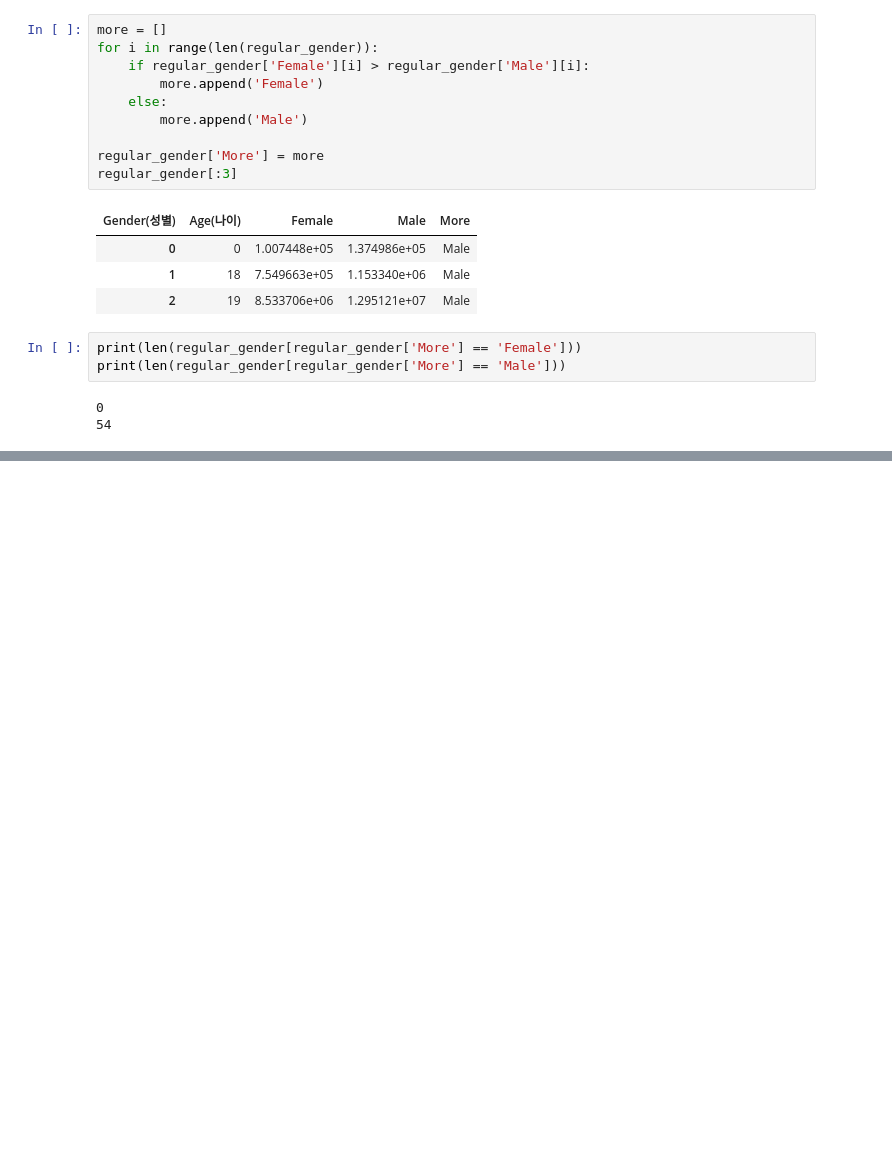
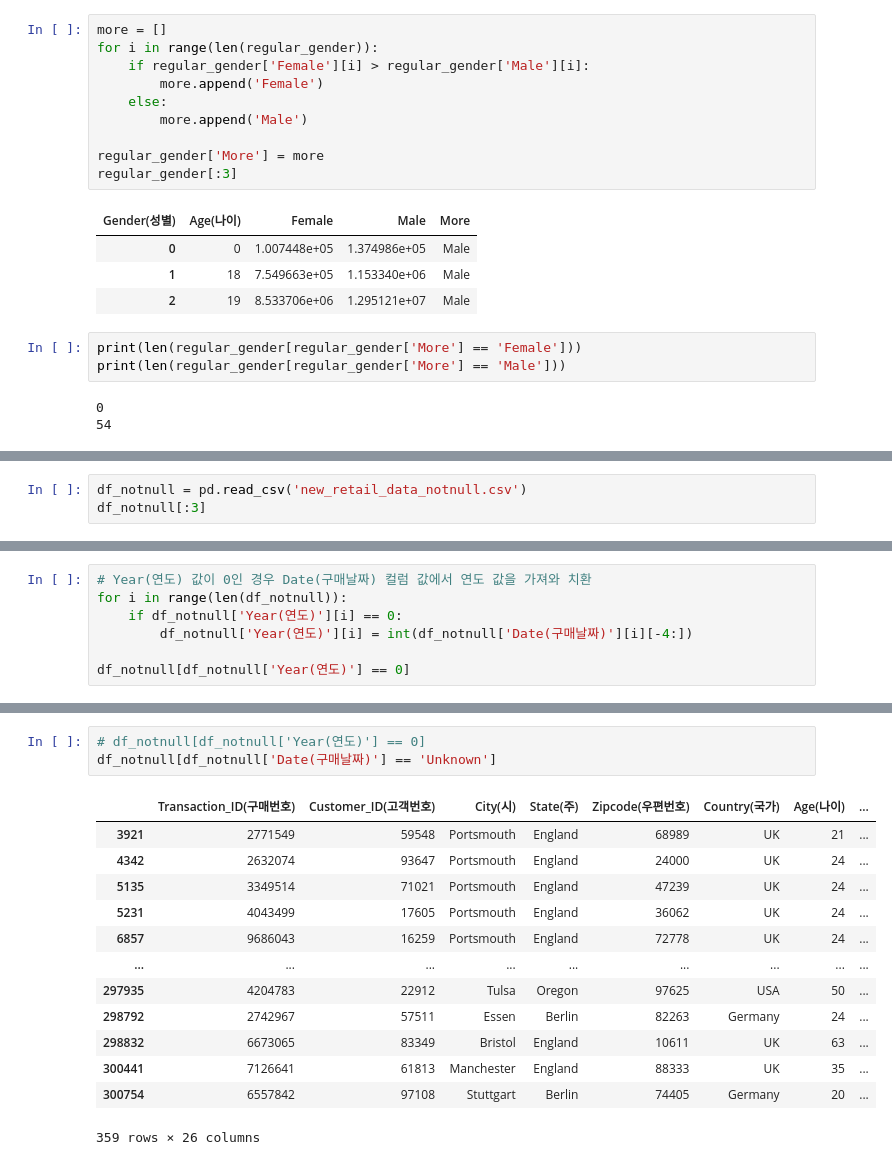
Before and after one commit to youscd/Retail_data_Analysis, a Jupyter notebook: project.ipynb, the cells around one changed output, grey strips where cells are left out. Drawn from its saved outputs; the diff is of its cells as text; blank space fills up the shorter version.

```diff
--- a/project.ipynb
+++ b/project.ipynb
@@ -356,0 +359,3 @@ print(len(regular_gender[regular_gender['More'] == 'Male']))
+# %%
+df_notnull = pd.read_csv('new_retail_data_notnull.csv')
+df_notnull[:3]
@@ -356,0 +367,7 @@ print(len(regular_gender[regular_gender['More'] == 'Male']))
+# %%
+# Year(연도) 값이 0인 경우 Date(구매날짜) 컬럼 값에서 연도 값을 가져와 치환
+for i in range(len(df_notnull)):
+    if df_notnull['Year(연도)'][i] == 0:
+        df_notnull['Year(연도)'][i] = int(df_notnull['Date(구매날짜)'][i][-4:])
+
+df_notnull[df_notnull['Year(연도)'] == 0]
@@ -356,0 +454,17 @@ print(len(regular_gender[regular_gender['More'] == 'Male']))
+# %%
+# df_notnull[df_notnull['Year(연도)'] == 0]
+df_notnull[df_notnull['Date(구매날짜)'] == 'Unknown']
+# %% [output]
+|  | Transaction_ID(구매번호) | Customer_ID(고객번호) | City(시) | State(주) | Zipcode(우편번호) | Country(국가) | Age(나이) | ... |
+| 3921 | 2771549 | 59548 | Portsmouth | England | 68989 | UK | 21 | ... |
+| 4342 | 2632074 | 93647 | Portsmouth | England | 24000 | UK | 24 | ... |
+| 5135 | 3349514 | 71021 | Portsmouth | England | 47239 | UK | 24 | ... |
+| 5231 | 4043499 | 17605 | Portsmouth | England | 36062 | UK | 24 | ... |
+| 6857 | 9686043 | 16259 | Portsmouth | England | 72778 | UK | 24 | ... |
+| ... | ... | ... | ... | ... | ... | ... | ... | ... |
+| 297935 | 4204783 | 22912 | Tulsa | Oregon | 97625 | USA | 50 | ... |
+| 298792 | 2742967 | 57511 | Essen | Berlin | 82263 | Germany | 24 | ... |
+| 298832 | 6673065 | 83349 | Bristol | England | 10611 | UK | 63 | ... |
+| 300441 | 7126641 | 61813 | Manchester | England | 88333 | UK | 35 | ... |
+| 300754 | 6557842 | 97108 | Stuttgart | Berlin | 74405 | Germany | 20 | ... |
+359 rows × 26 columns
```
Also changed, not shown: parts of 17 cells of this notebook.
